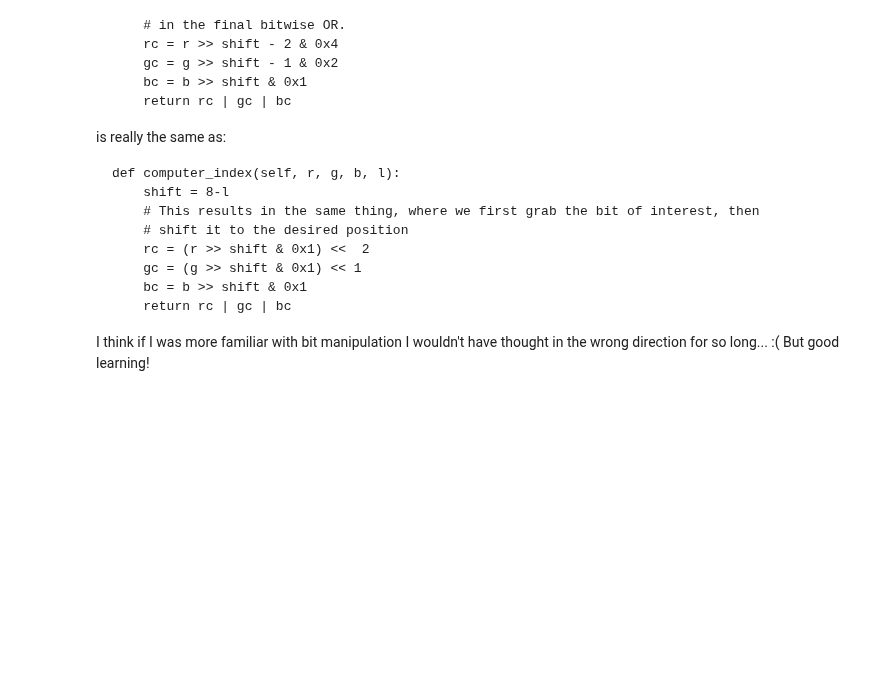
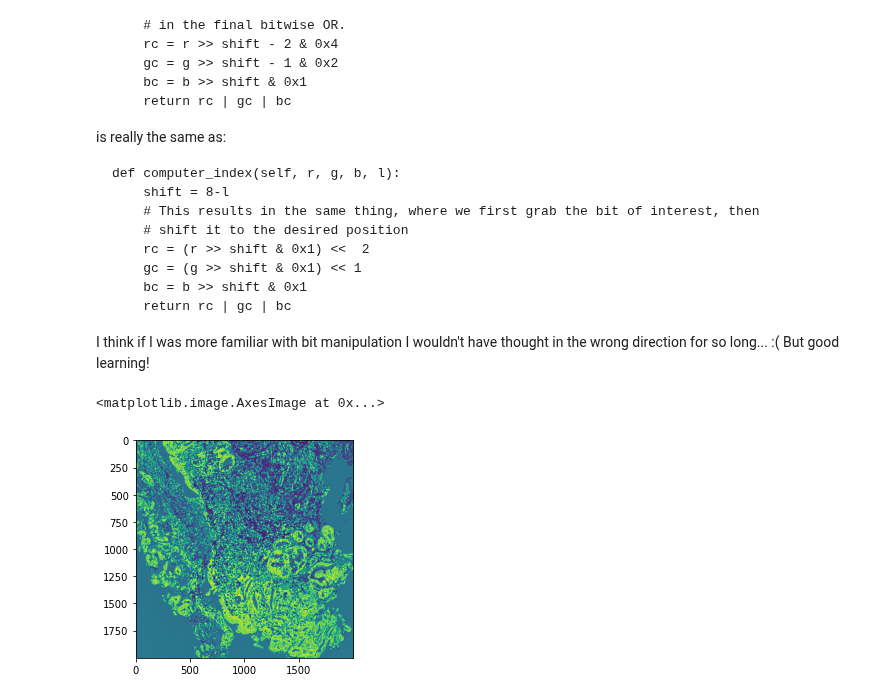
Before and after one commit to kkl116/Python_Runestone_DSA, a Jupyter notebook: Chapter_9/Chapter_9.ipynb, the cells around one changed output. Saved outputs shown, nothing was run; the diff lists cells and outputs as text; code cells hidden in the pictures; blank space fills up the shorter version.

```diff
--- a/Chapter_9/Chapter_9.ipynb
+++ b/Chapter_9/Chapter_9.ipynb
@@ -66,3 +75,22 @@ for _ in alive_it(range(n_points), force_tty=True):
     g = random.randrange(256)
     b = random.randrange(256)
     assert compute_index(r, g, b, l) == compute_index_2(r, g, b, l)
+# %%
+"""
+Optional activity: implement a JPEG compression? and decode as well
+
+1. colour space transform to YcbCr, and then downsampling the colour space (like in octrees kind of,
+   but directly by combining subcubes)
+2. DCT compression
+3. Huffman Encoding
+
+Won't implement everything according to the standard, but just want to learn about each step.
+https://www.youtube.com/watch?v=0me3guauqOU&ab_channel=Reducible <- SUPER HELPFUL
+"""
+
+img = cv2.imread('Da389.jpg', 0)
+img -= 128
+plt.imshow(img)
+# %% [output]
+<matplotlib.image.AxesImage at 0x...>
+[figure, added]
```
Also changed, not shown: parts of 11 cells of this notebook, 6 other files.
